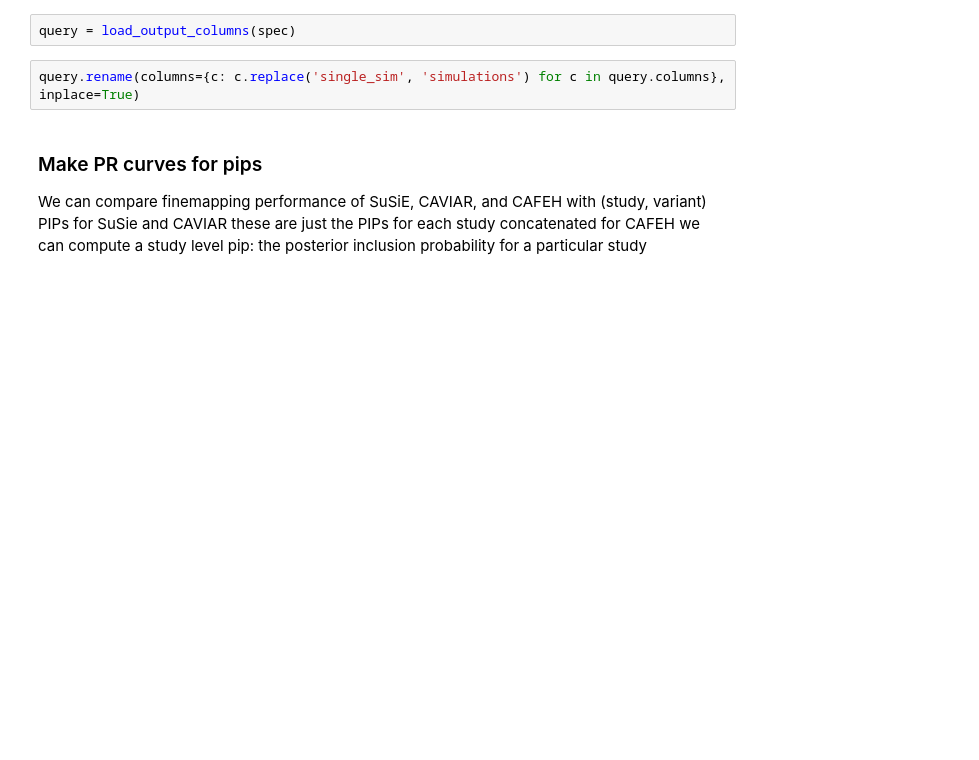
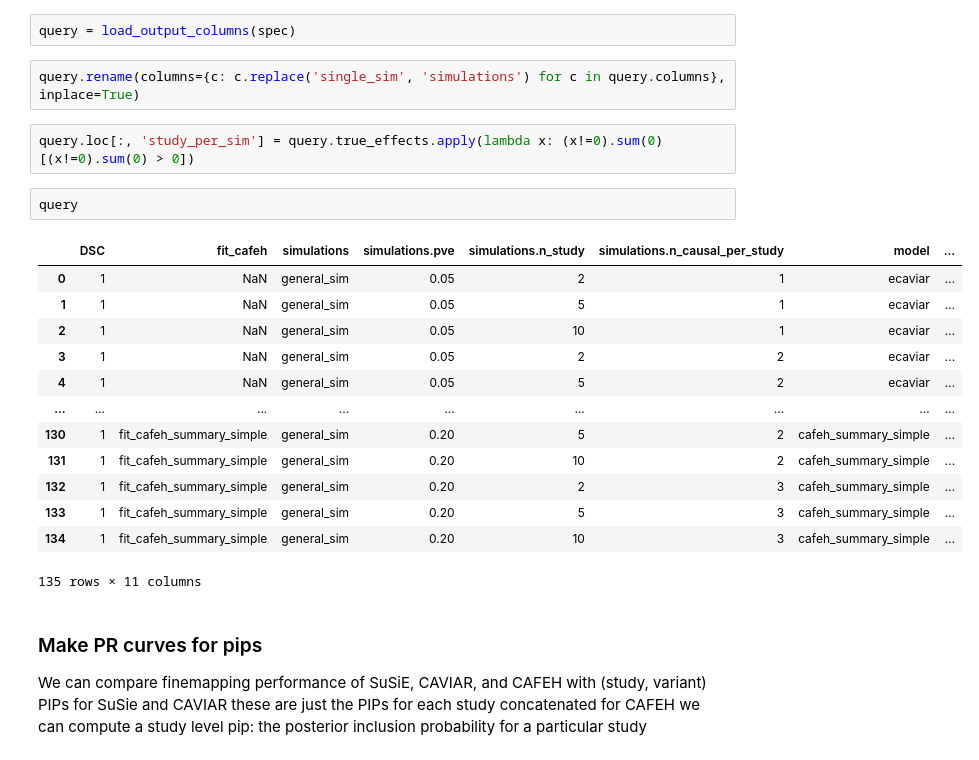
Before and after one commit to karltayeb/cafeh-simulations, a Jupyter notebook: analysis/coloc_evaluation.ipynb, the cells around one changed output. Cells and saved outputs as stored; diff of their text form; blank space fills up the shorter version.

```diff
--- a/analysis/coloc_evaluation.ipynb
+++ b/analysis/coloc_evaluation.ipynb
@@ -87,6 +93,24 @@ aggregate_columns(spec, 'model')
 query = load_output_columns(spec)
 # %%
 query.rename(columns={c: c.replace('single_sim', 'simulations') for c in query.columns}, inplace=True)
+# %%
+query.loc[:, 'study_per_sim'] = query.true_effects.apply(lambda x: (x!=0).sum(0)[(x!=0).sum(0) > 0])
+# %%
+query
+# %% [output]
+|  | DSC | fit_cafeh | simulations | simulations.pve | simulations.n_study | simulations.n_causal_per_study | model | ... |
+| 0 | 1 | NaN | general_sim | 0.05 | 2 | 1 | ecaviar | ... |
+| 1 | 1 | NaN | general_sim | 0.05 | 5 | 1 | ecaviar | ... |
+| 2 | 1 | NaN | general_sim | 0.05 | 10 | 1 | ecaviar | ... |
+| 3 | 1 | NaN | general_sim | 0.05 | 2 | 2 | ecaviar | ... |
+| 4 | 1 | NaN | general_sim | 0.05 | 5 | 2 | ecaviar | ... |
+| ... | ... | ... | ... | ... | ... | ... | ... | ... |
+| 130 | 1 | fit_cafeh_summary_simple | general_sim | 0.20 | 5 | 2 | cafeh_summary_simple | ... |
+| 131 | 1 | fit_cafeh_summary_simple | general_sim | 0.20 | 10 | 2 | cafeh_summary_simple | ... |
+| 132 | 1 | fit_cafeh_summary_simple | general_sim | 0.20 | 2 | 3 | cafeh_summary_simple | ... |
+| 133 | 1 | fit_cafeh_summary_simple | general_sim | 0.20 | 5 | 3 | cafeh_summary_simple | ... |
+| 134 | 1 | fit_cafeh_summary_simple | general_sim | 0.20 | 10 | 3 | cafeh_summary_simple | ... |
+135 rows × 11 columns
 # %% [markdown]
 ### Make PR curves for pips
 
```
Also changed, not shown: parts of 15 cells of this notebook, 6 other files.
